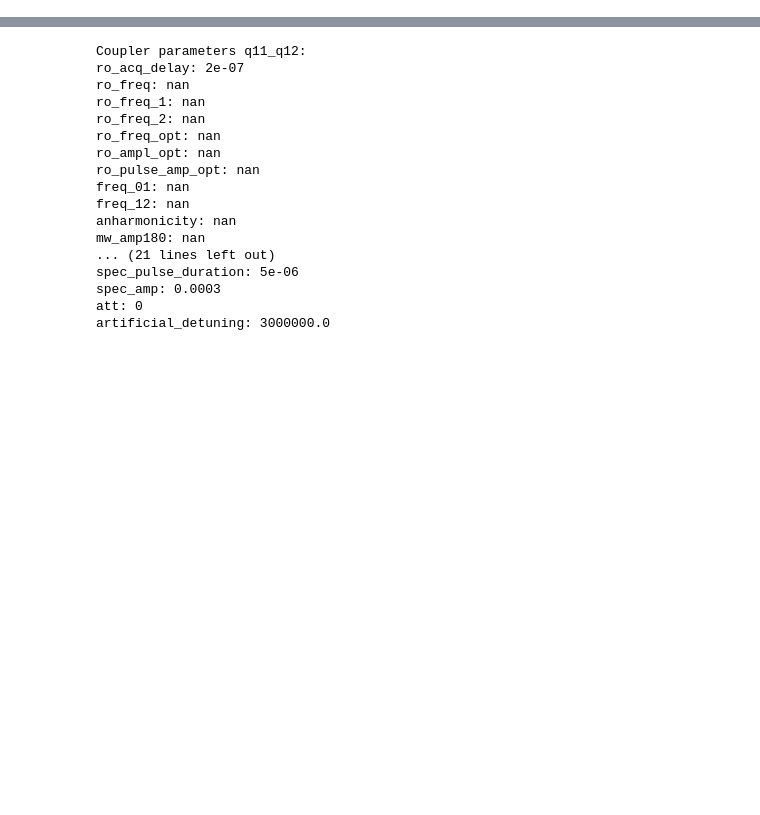
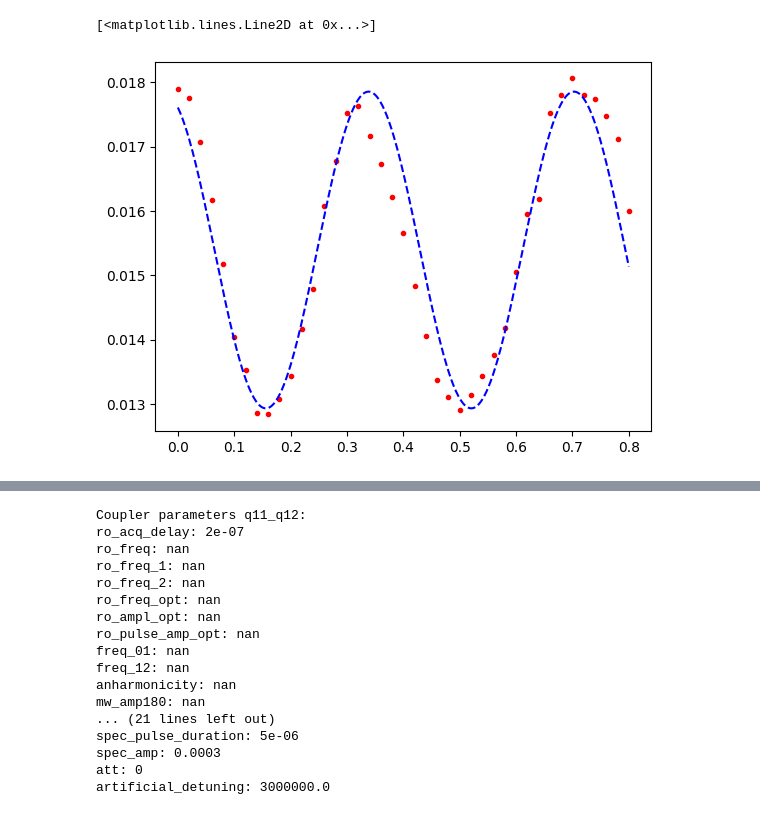
Before and after one commit to tergite/tergite-autocalibration, a Jupyter notebook: calib_test.ipynb, the cells around one changed output, grey strips where cells are left out. Drawn from its saved outputs; the diff is of its cells as text; code cells hidden in the pictures; blank space fills up the shorter version.

```diff
--- a/calib_test.ipynb
+++ b/calib_test.ipynb
@@ -54,6 +104,7 @@ Figure(1000x600)
 # %%
-# import numpy as np
-# import matplotlib.pyplot as plt
-# from xarray import load_dataset
-# ds = load_dataset(r"data_directory/20231030/20231030-163637-214-3b6328-cz_chevron/dataset.hdf5")
-# ds
+import numpy as np
+import matplotlib.pyplot as plt
+from xarray import load_dataset
+from workers.post_processing_worker import Multiplexed_Analysis
+dp = r"data_directory/20231106/20231106-155442-755-1ff0de-cz_chevron/dataset.hdf5"
+ds = load_dataset(dp)
@@ -59,0 +187,13 @@ Figure(1000x600)
+# %%
+model = ChevronModel()
+magnitude = np.transpose(values)[11]
+fit_amplitudes = np.linspace( y[0], y[-1], 400)
+guess = model.guess(magnitude, drive_amp=y)
+fit_result = model.fit(magnitude, params=guess, drive_amp=y)
+fit_y = model.eval(fit_result.params, **{model.independent_vars[0]: fit_amplitudes})
+# fit_results.append(fit_result)
+plt.plot(y,magnitude,'.r')
+plt.plot(fit_amplitudes,fit_y,'--b')
+# %% [output]
+[<matplotlib.lines.Line2D at 0x...>]
+[figure, added]
```
Also changed, not shown: parts of 12 cells of this notebook, 4 other files.
